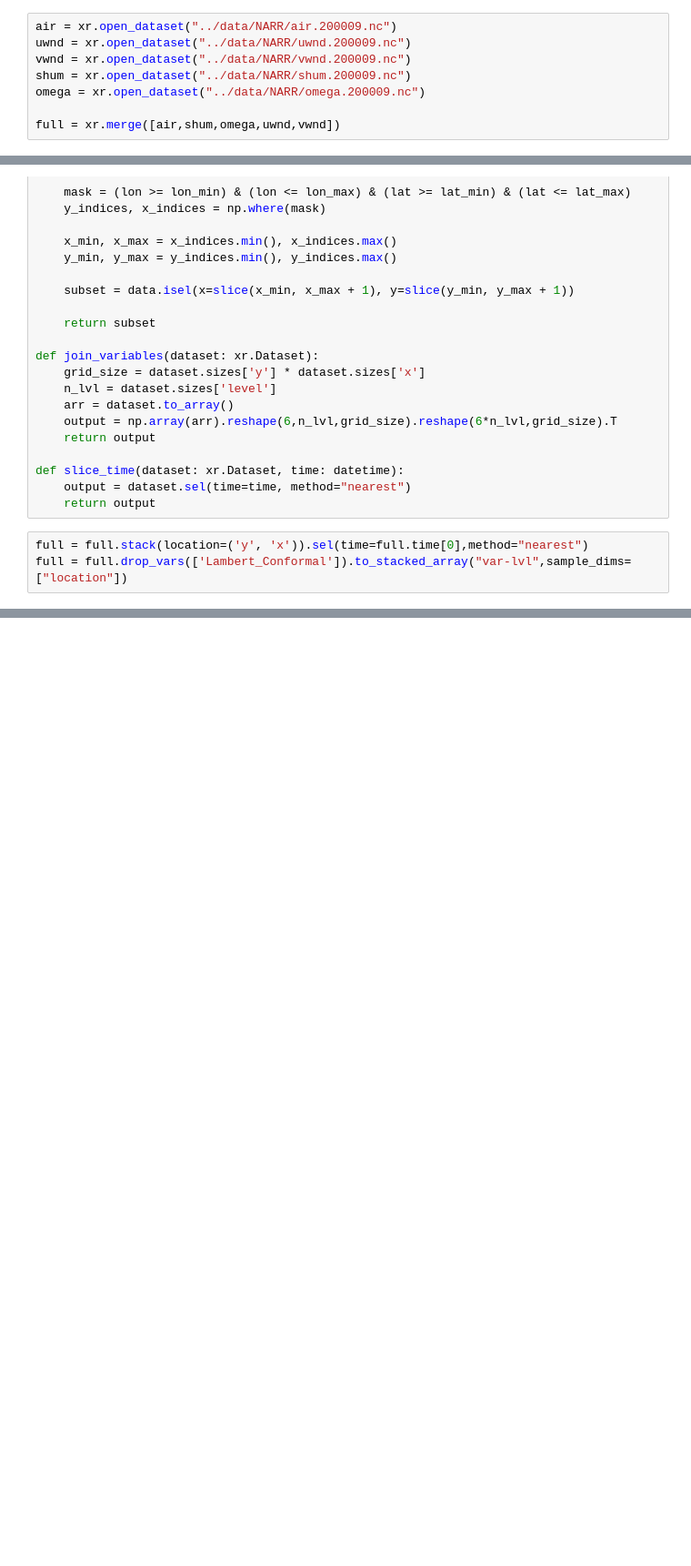
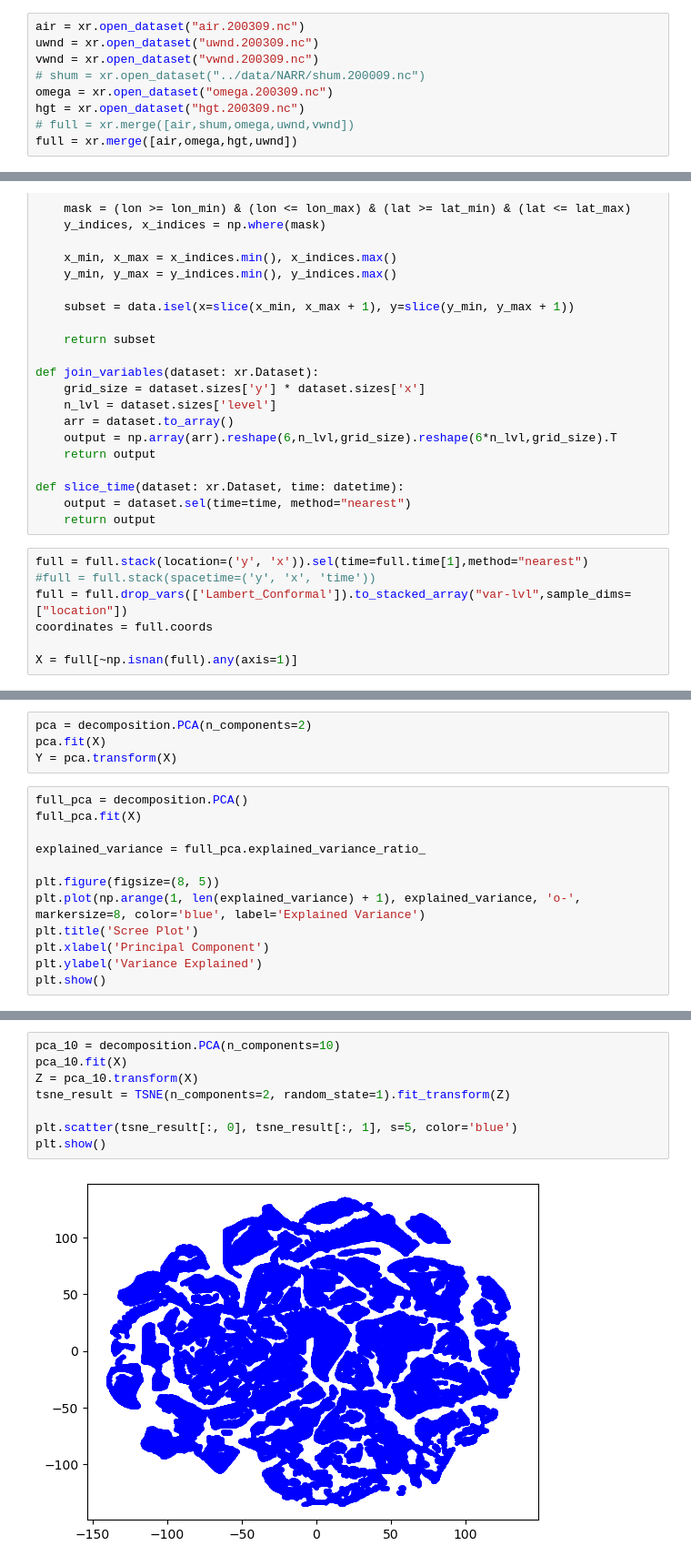
Before and after one commit to cloud-seeding/EDA, a Jupyter notebook: multivariate.ipynb, the cells around one changed output, grey strips where cells are left out. Shown at 91% size. Saved outputs shown, nothing was run; the diff lists cells and outputs as text; blank space fills up the shorter version.

```diff
--- a/multivariate.ipynb
+++ b/multivariate.ipynb
@@ -17,13 +18,14 @@ lambert_crs = ccrs.LambertConformal(
     false_northing=4612545.65137
 )
 # %%
-air = xr.open_dataset("../data/NARR/air.200009.nc")
-uwnd = xr.open_dataset("../data/NARR/uwnd.200009.nc")
-vwnd = xr.open_dataset("../data/NARR/vwnd.200009.nc")
-shum = xr.open_dataset("../data/NARR/shum.200009.nc")
-omega = xr.open_dataset("../data/NARR/omega.200009.nc")
-
-full = xr.merge([air,shum,omega,uwnd,vwnd])
+air = xr.open_dataset("air.200309.nc")
+uwnd = xr.open_dataset("uwnd.200309.nc")
+vwnd = xr.open_dataset("vwnd.200309.nc")
+# shum = xr.open_dataset("../data/NARR/shum.200009.nc")
+omega = xr.open_dataset("omega.200309.nc")
+hgt = xr.open_dataset("hgt.200309.nc")
+# full = xr.merge([air,shum,omega,uwnd,vwnd])
+full = xr.merge([air,omega,hgt,uwnd])
 # %%
 def subset_by_latlon(data, lon_min, lon_max, lat_min, lat_max):
 
@@ -51,5 +53,9 @@ def slice_time(dataset: xr.Dataset, time: datetime):
     output = dataset.sel(time=time, method="nearest")
     return output
 # %%
-full = full.stack(location=('y', 'x')).sel(time=full.time[0],method="nearest")
+full = full.stack(location=('y', 'x')).sel(time=full.time[1],method="nearest")
+#full = full.stack(spacetime=('y', 'x', 'time'))
 full = full.drop_vars(['Lambert_Conformal']).to_stacked_array("var-lvl",sample_dims=["location"])
+coordinates = full.coords
+
+X = full[~np.isnan(full).any(axis=1)]
@@ -75,0 +89,16 @@ array([[ 2.9596826e+02,  2.9425000e+02,  2.9305200e+02, ...,
+# %%
+pca = decomposition.PCA(n_components=2)
+pca.fit(X)
+Y = pca.transform(X)
+# %%
+full_pca = decomposition.PCA()
+full_pca.fit(X)
+
+explained_variance = full_pca.explained_variance_ratio_
+
+plt.figure(figsize=(8, 5))
+plt.plot(np.arange(1, len(explained_variance) + 1), explained_variance, 'o-', markersize=8, color='blue', label='Explained Variance')
+plt.title('Scree Plot')
+plt.xlabel('Principal Component')
+plt.ylabel('Variance Explained')
+plt.show()
@@ -75,0 +119,10 @@ array([[ 2.9596826e+02,  2.9425000e+02,  2.9305200e+02, ...,
+# %%
+pca_10 = decomposition.PCA(n_components=10)
+pca_10.fit(X)
+Z = pca_10.transform(X)
+tsne_result = TSNE(n_components=2, random_state=1).fit_transform(Z)
+
+plt.scatter(tsne_result[:, 0], tsne_result[:, 1], s=5, color='blue')
+plt.show()
+# %% [output]
+[figure, added]
```
Also changed, not shown: parts of 8 cells of this notebook, 1 other file.
